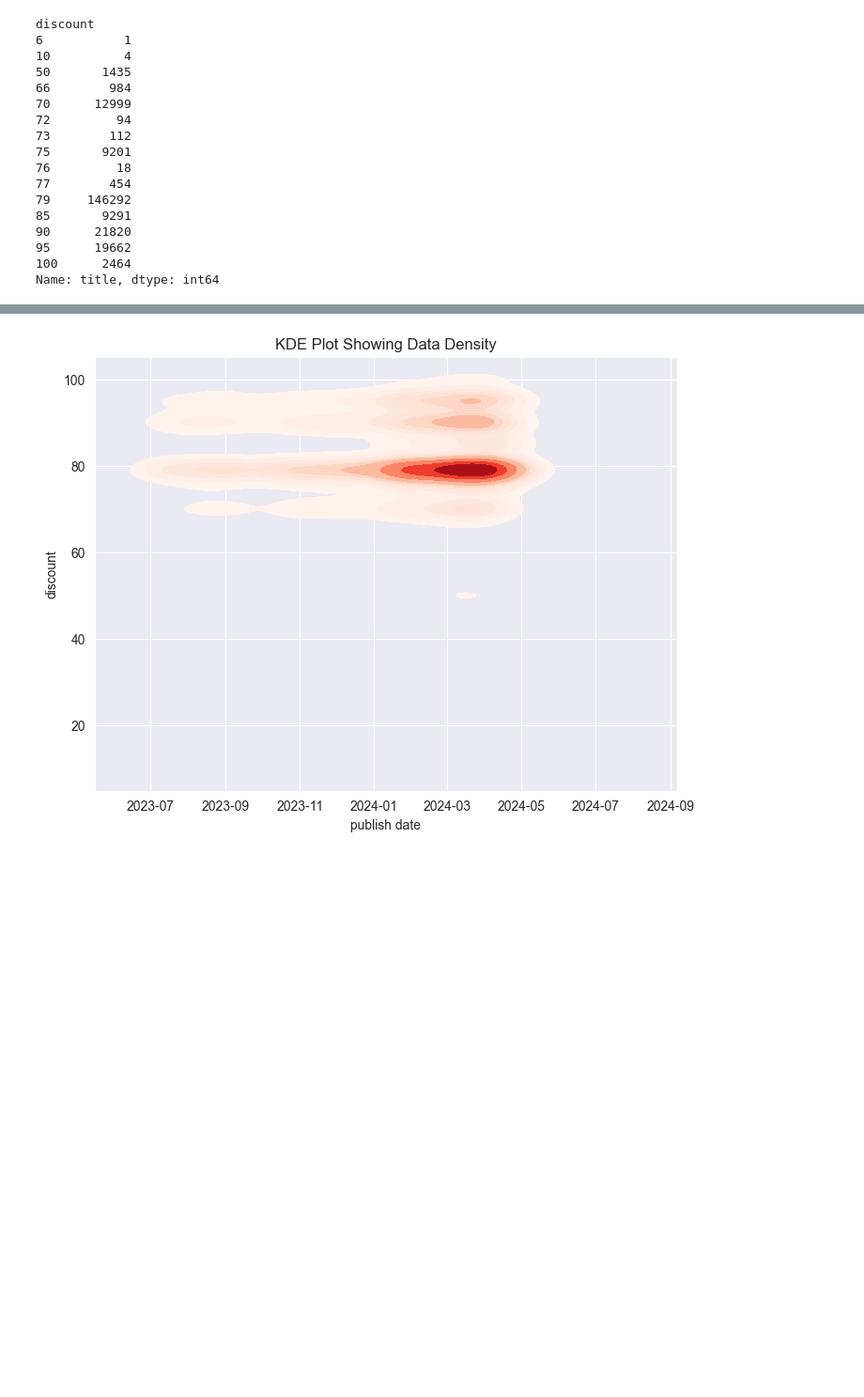
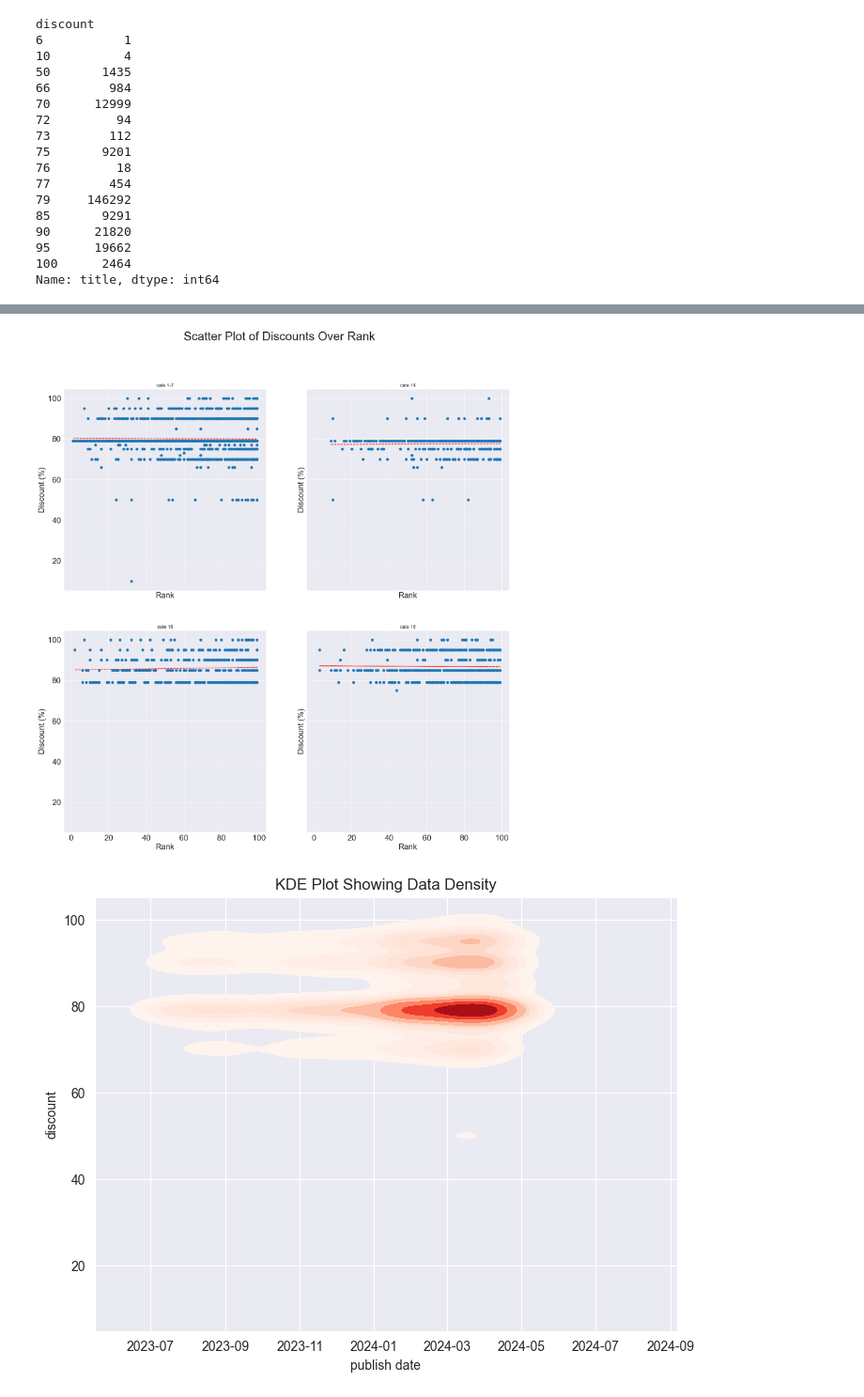
Before and after one commit to marsneko/books_shop, a Jupyter notebook: topsalesAnalyze.ipynb, the cells around one changed output, grey strips where cells are left out. Shown at 94% size. Saved outputs shown, nothing was run; the diff lists cells and outputs as text; code cells hidden in the pictures; blank space fills up the shorter version.

```diff
--- a/topsalesAnalyze.ipynb
+++ b/topsalesAnalyze.ipynb
@@ -275,3 +315,75 @@ plt.savefig("./pics/publishDate_discount_by_catgory.png",dpi=300)
+# %%
+# show the relationship between rank and discount
+
+fig, axs = plt.subplots(2,2,figsize=(20,20),sharey=True,sharex=True)
+
+subdf = df[(df['publishDate_']>"2020-07-01")]
+subdf = subdf.drop_duplicates("title")
+
+mask1 = subdf['cate'].isin([1,2,3,4,5,6,7])
+mask2 = subdf['cate'] == 14
+mask3 = subdf['cate'] == 15
+mask4 = subdf['cate'] == 16
+
+sub1 = subdf[mask1]
+sub2 = subdf[mask2]
+sub3 = subdf[mask3]
+sub4 = subdf[mask4]
+
+axs[0,0].scatter(sub1['rank'], sub1['discount'])
+axs[0,0].set_title('cate 1-7')
+axs[0,1].scatter(sub2['rank'], sub2['discount'])
+axs[0,1].set_title('cate 14')
+axs[1,0].scatter(sub3['rank'], sub3['discount'])
+axs[1,0].set_title('cate 15')
+axs[1,1].scatter(sub4['rank'], sub4['discount'])
+axs[1,1].set_title('cate 16')
+
+# add polyfit line in subplots
+
+x1 = sub1['rank']
+y1 = sub1['discount']
+z1 = np.polyfit(x1, y1, 1)
+p1 = np.poly1d(z1)
+axs[0,0].plot(x1,p1(x1),"r--")
+axs[0,0].set_xlabel('Rank',fontsize=20)
+axs[0,0].set_ylabel('Discount (%)',fontsize=20)
+axs[0,0].tick_params(axis='both', which='major', labelsize=20)
+
+x2 = sub2['rank']
+y2 = sub2['discount']
+z2 = np.polyfit(x2, y2, 1)
+p2 = np.poly1d(z2)
+axs[0,1].plot(x2,p2(x2),"r--")
+axs[0,1].set_xlabel('Rank',fontsize=20)
+axs[0,1].set_ylabel('Discount (%)',fontsize=20)
+axs[0,1].tick_params(axis='both', which='major', labelsize=20)
+
+x3 = sub3['rank']
+y3 = sub3['discount']
+z3 = np.polyfit(x3, y3, 1)
+p3 = np.poly1d(z3)
+axs[1,0].plot(x3,p3(x3),"r--")
+axs[1,0].set_xlabel('Rank',fontsize=20)
+axs[1,0].set_ylabel('Discount (%)',fontsize=20)
+axs[1,0].tick_params(axis='both', which='major', labelsize=20)
+
+x4 = sub4['rank']
+y4 = sub4['discount']
+z4 = np.polyfit(x4, y4, 1)
+p4 = np.poly1d(z4)
+axs[1,1].plot(x4,p4(x4),"r--")
+axs[1,1].set_xlabel('Rank',fontsize=20)
+axs[1,1].set_ylabel('Discount (%)',fontsize=20)
+axs[1,1].tick_params(axis='both', which='major', labelsize=20)
+
+
+# Display the plot
+
+plt.suptitle('Scatter Plot of Discounts Over Rank',fontsize=30)
+plt.savefig("./pics/Rank_discount_by_catgory.png")
+# %% [output]
+[figure, added]
 # %%
 import seaborn as sns
 
```
Also changed, not shown: parts of 5 cells of this notebook, 36 other files.
